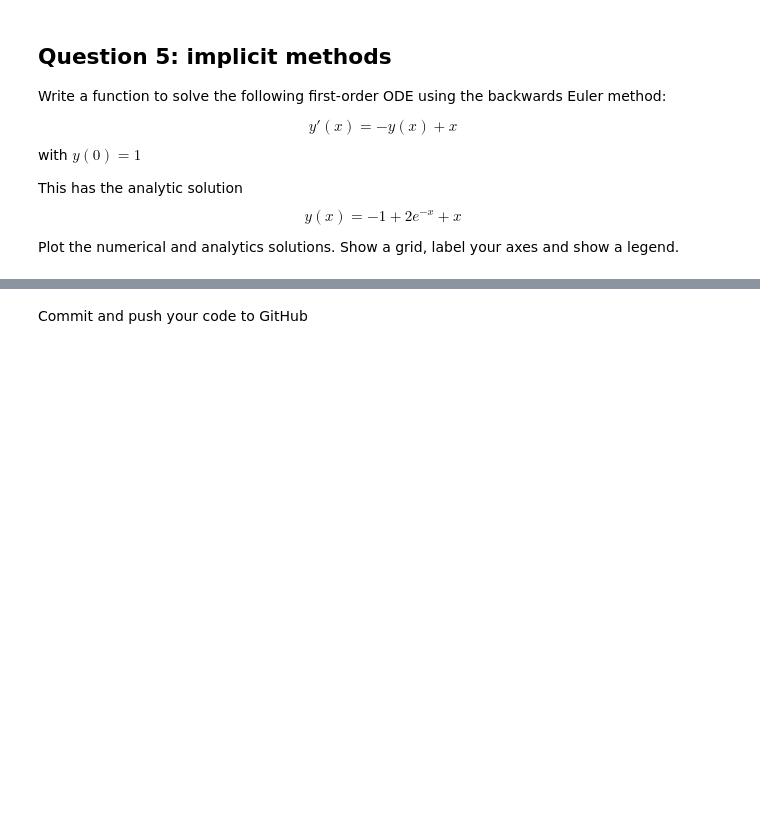
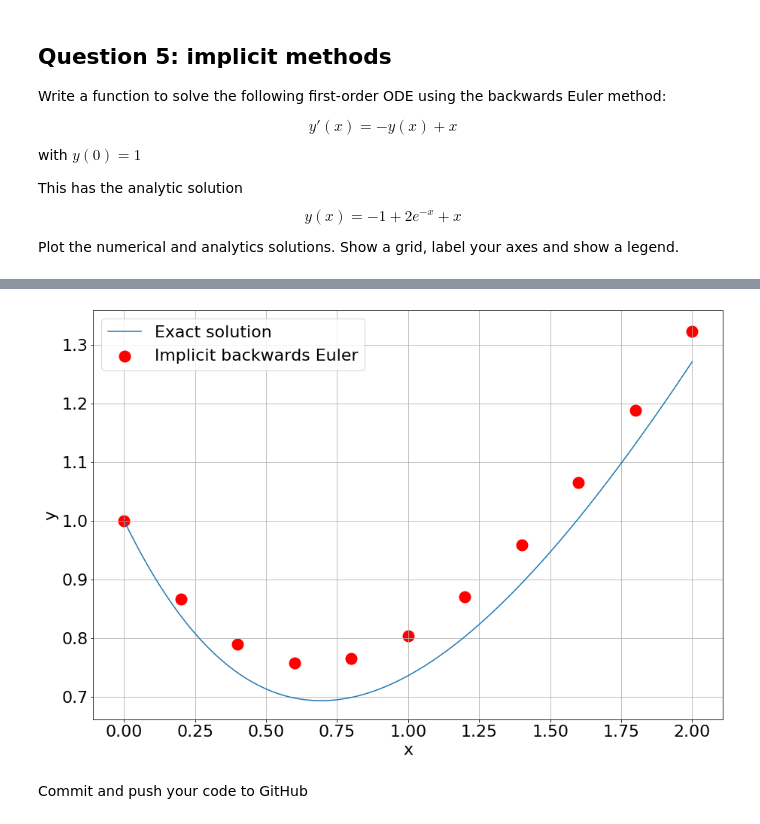
Before and after one commit to ryanjacobkelly/ryan, a Jupyter notebook: Assignment-3.ipynb, the cells around one changed output, grey strips where cells are left out. Drawn from its saved outputs; the diff is of its cells as text; code cells hidden in the pictures; blank space fills up the shorter version.

```diff
--- a/Assignment-3.ipynb
+++ b/Assignment-3.ipynb
@@ -317,7 +350,7 @@ def BackwardsEulerSpecific(dx, x0, y0, imax, plotSteps=False):
     steps[0,1] = y0
     i = 0
     while i < imax:
-        yi = (yi + dx * lam*(-1+2*np.exp(-xi+1)+2*(xi+1))
+        yi = (yi+dx*(xi+dx))/(1+dx)
         xi += dx
         i += 1
 
@@ -326,17 +359,18 @@ def BackwardsEulerSpecific(dx, x0, y0, imax, plotSteps=False):
         steps[i, 1] = yi
 
     if(plotSteps):
-        plt.scatter(steps[:,0], steps[:,1], color='red', linewidth='1')
+        plt.scatter(steps[:,0], steps[:,1], color='red', linewidth='10')
 
     return [xi, yi]
 # %%
-y4(x) = -1+2*np.exp(-x)+x
+def y4(x):
+    return (-1+2*np.exp(-x)+x)
 x = np.linspace(0, 2, 1000)
 y = y4(x)
 plt.xlabel('x')
 plt.ylabel('y')
 plt.grid(True)
-plt.plot(x,y)
+plt.plot(x,y4(x))
 BackwardsEulerSpecific(0.2, 0, 1, 10, True)
 plt.legend(['Exact solution', 'Implicit backwards Euler'])
 # %% [output]
@@ -344,3 +378,4 @@ SyntaxError: can't assign to function call (<ipython-input-210-1e849badf140>, li
+[figure, added]
 # %% [markdown]
 Commit and push your code to GitHub
 # %% [markdown]
```
Also changed, not shown: parts of 7 cells of this notebook.
